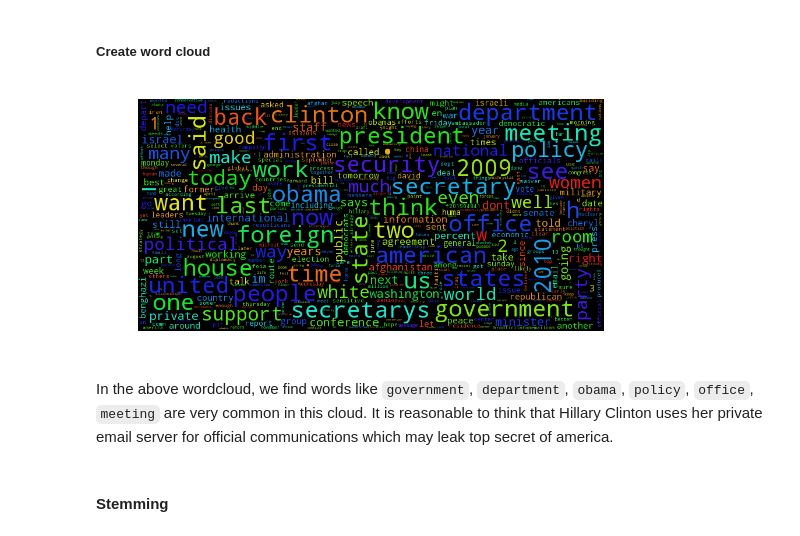
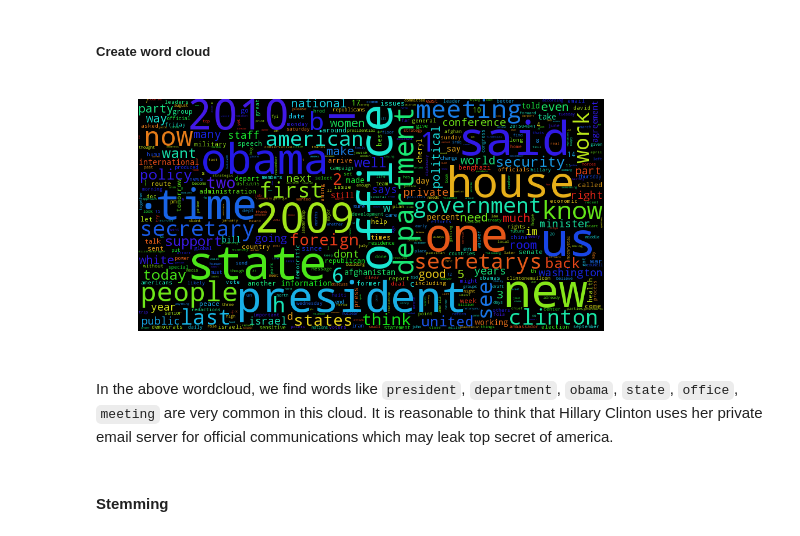
Before and after one commit to fanzhangsuper/fancy_group, a Jupyter notebook: 05 - Taming Text/Homework5.ipynb, the cells around one changed output. Drawn from its saved outputs; the diff is of its cells as text; code cells hidden in the pictures.

Commit message:
update stemming, next move, I will do question 3

```diff
--- a/05 - Taming Text/Homework5.ipynb
+++ b/05 - Taming Text/Homework5.ipynb
@@ -82,8 +88,19 @@ def remove_punctuation(text):
 # %% [markdown]
 ##### Generate stopwords
 # %%
-email_word_list = ['fw', 'fwd', 'subject', 'to', 're', 'pm', 'will', 'case', 'also', 're', 'call', 'may', 'mr', 'ms', 'mrs']
+email_word_list = ['fw', 'fwd', 'subject', 'to', 're', 'pm',
+                   'will', 'case', 'also', 're', 'call', 'may', 'mr', 'ms', 'mrs']
 stopwords = set(email_word_list).union(set(STOPWORDS))
+# %%
+import re
+# function to split the digits and letters of every entities in tokens
+def split_digi_letter(tokens):
+    # define a empty list, store the string after splitting the digits and letters
+    tokens_refined = []
+    for i in tokens:
+        for j in re.findall('\d+|\D+', i):
+            tokens_refined.append(j)
+    return tokens_refined
 # %% [markdown]
 ##### Processing words
 # %%
@@ -92,21 +109,22 @@ txt = (df.loc[:, 'ExtractedBodyText'].dropna()).sum()
 txt = remove_punctuation(txt)
 tokens = nltk.word_tokenize(txt)
 tokens = [i.lower() for i in tokens if i.lower() not in stopwords]
-tokens_freq = itemfreq(tokens)
+tokens_origin = split_digi_letter(tokens)
+tokens_freq = itemfreq(tokens_origin)
 tokens, tokens_freq = tokens_freq[:, 0], tokens_freq[:, 1].astype(int)
 tokens_x_freq = [(tokens[i], tokens_freq[i]) for i in range(len(tokens))]
 # %% [markdown]
 ##### Create word cloud
 # %%
-wordcloud = WordCloud(max_font_size=40,
+wordcloud = WordCloud(max_font_size=80,
                       stopwords=STOPWORDS,
                       width=800,
                       height=400,
                      max_words=500).generate_from_frequencies(tokens_x_freq)
 plot_word_cloud(wordcloud)
 # %% [output]
-[figure, old version]
+[figure, new version]
 # %% [markdown]
-In the above wordcloud, we find words like `government`, `department`, `obama`, `policy`, `office`, `meeting` are very common in this cloud. It is reasonable to think that Hillary Clinton uses her private email server for official communications which may leak top secret of america.
+In the above wordcloud, we find words like `president`, `department`, `obama`, `state`, `office`, `meeting` are very common in this cloud. It is reasonable to think that Hillary Clinton uses her private email server for official communications which may leak top secret of america.
 # %% [markdown]
 #### Stemming
```
Also changed, not shown: parts of 30 cells of this notebook, 1 other file.
